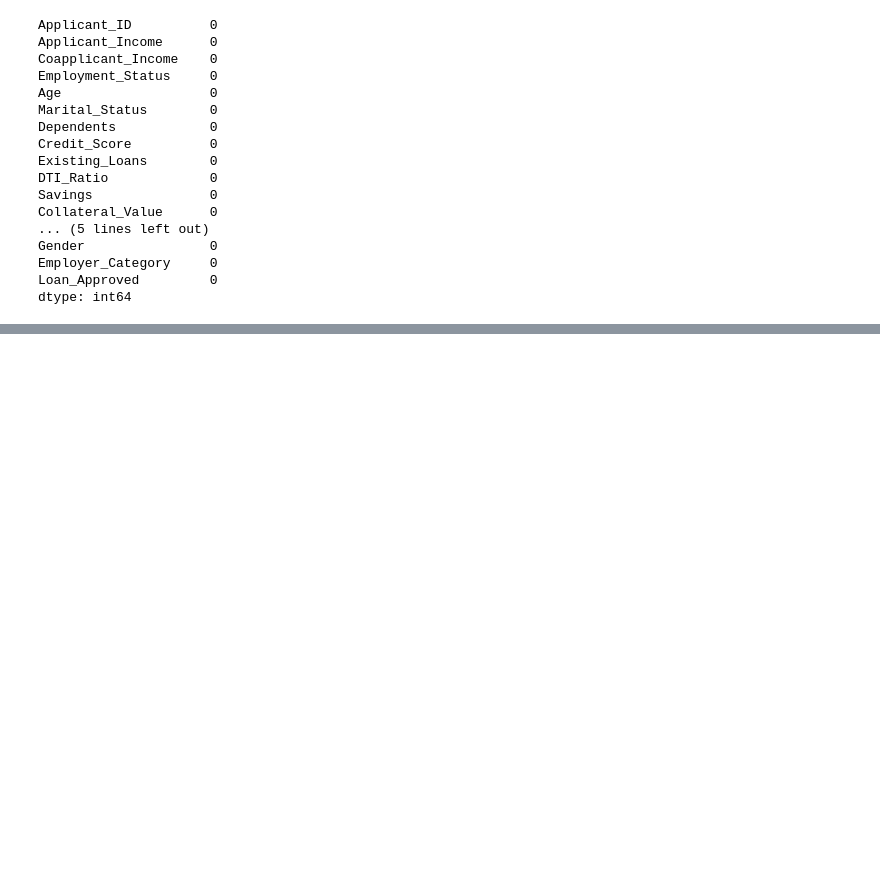
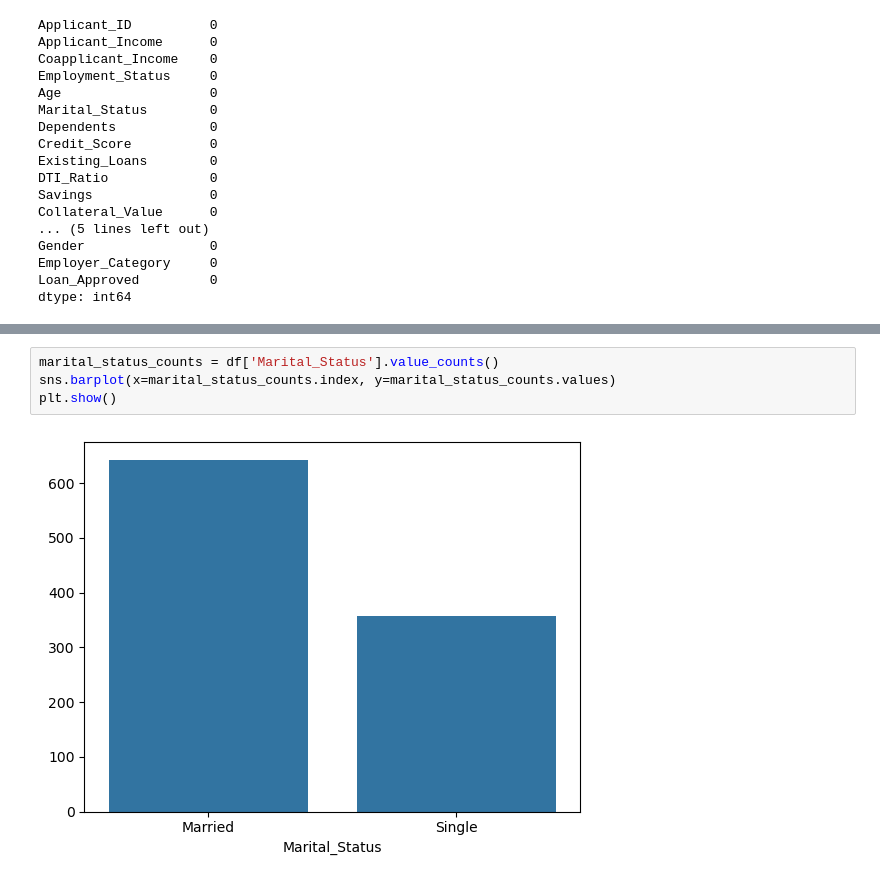
Before and after one commit to gajanan-shinde16/AI-ML, a Jupyter notebook: Part9_machine_learning/01_supervised_ml/06_Loan Eligibility Prediction/loan_eligibility.ipynb, the cells around one changed output, grey strips where cells are left out. Drawn from its saved outputs; the diff is of its cells as text; blank space fills up the shorter version.

```diff
--- a/Part9_machine_learning/01_supervised_ml/06_Loan Eligibility Prediction/loan_eligibility.ipynb
+++ b/Part9_machine_learning/01_supervised_ml/06_Loan Eligibility Prediction/loan_eligibility.ipynb
@@ -119,0 +146,6 @@ dtype: int64
+# %%
+marital_status_counts = df['Marital_Status'].value_counts()
+sns.barplot(x=marital_status_counts.index, y=marital_status_counts.values)
+plt.show()
+# %% [output]
+[figure, added]
```
Also changed, not shown: parts of 19 cells of this notebook.
